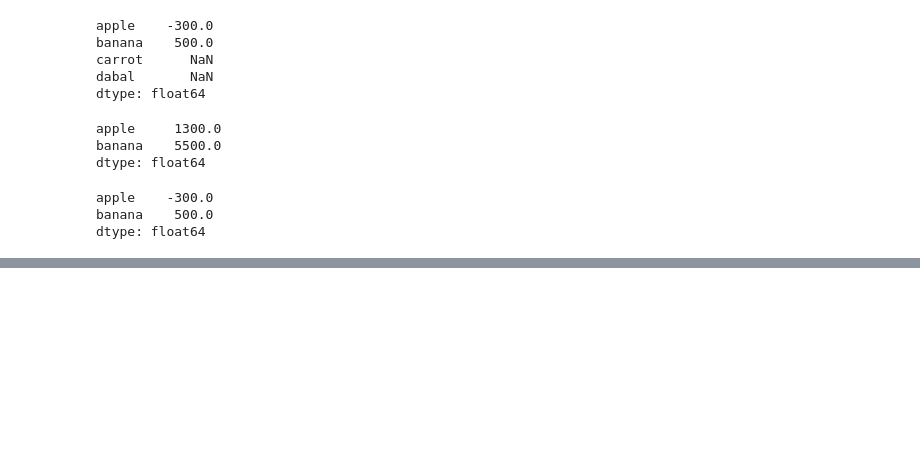
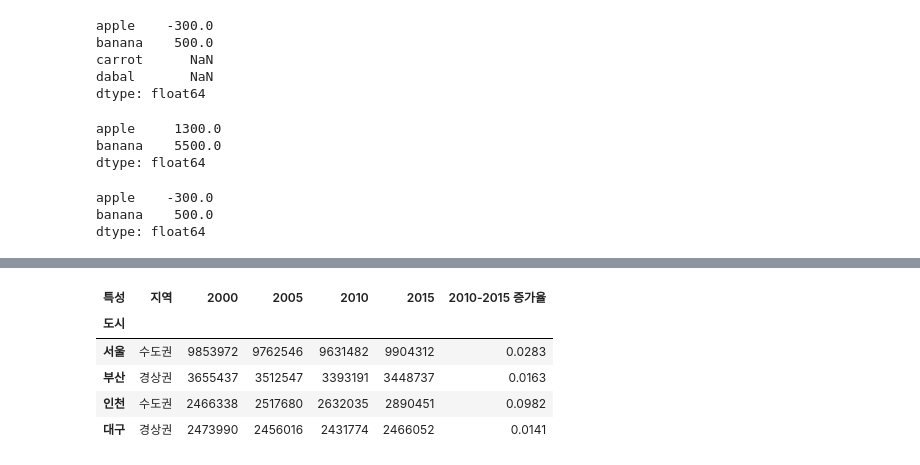
Before and after one commit to devKMC/python, a Jupyter notebook: pandas_data_analysis/pandas_class.ipynb, the cells around one changed output, grey strips where cells are left out. Drawn from its saved outputs; the diff is of its cells as text; code cells hidden in the pictures; blank space fills up the shorter version.

```diff
--- a/pandas_data_analysis/pandas_class.ipynb
+++ b/pandas_data_analysis/pandas_class.ipynb
@@ -429,0 +522,19 @@ dtype: float64
+# %%
+columns1 = ['지역','최저기온','최고기온','오전 강수확률','오후 강수확률']
+index1 = ['서울','인천','부산','울산','대구']
+data1 = {
+        '최저기온': [-2,-1,2,3,1],
+        '최고기온': [7,6,9,7,1],
+        '오전 강수확률': [0.2,0.2,0.3,0.3,0.3],
+        '오후 강수확률': [0.6,0.6,0.6,0.6,0.6]
+
+}
+df1= pd.DataFrame(data1,index= index1 , columns = columns1)
+df
+# %% [output]
+| 특성 | 지역 | 2000 | 2005 | 2010 | 2015 | 2010-2015 증가율 |
+| 도시 |  |  |  |  |  |  |
+| 서울 | 수도권 | 9853972 | 9762546 | 9631482 | 9904312 | 0.0283 |
+| 부산 | 경상권 | 3655437 | 3512547 | 3393191 | 3448737 | 0.0163 |
+| 인천 | 수도권 | 2466338 | 2517680 | 2632035 | 2890451 | 0.0982 |
+| 대구 | 경상권 | 2473990 | 2456016 | 2431774 | 2466052 | 0.0141 |
```
Also changed, not shown: parts of 15 cells of this notebook, 1 other file.
